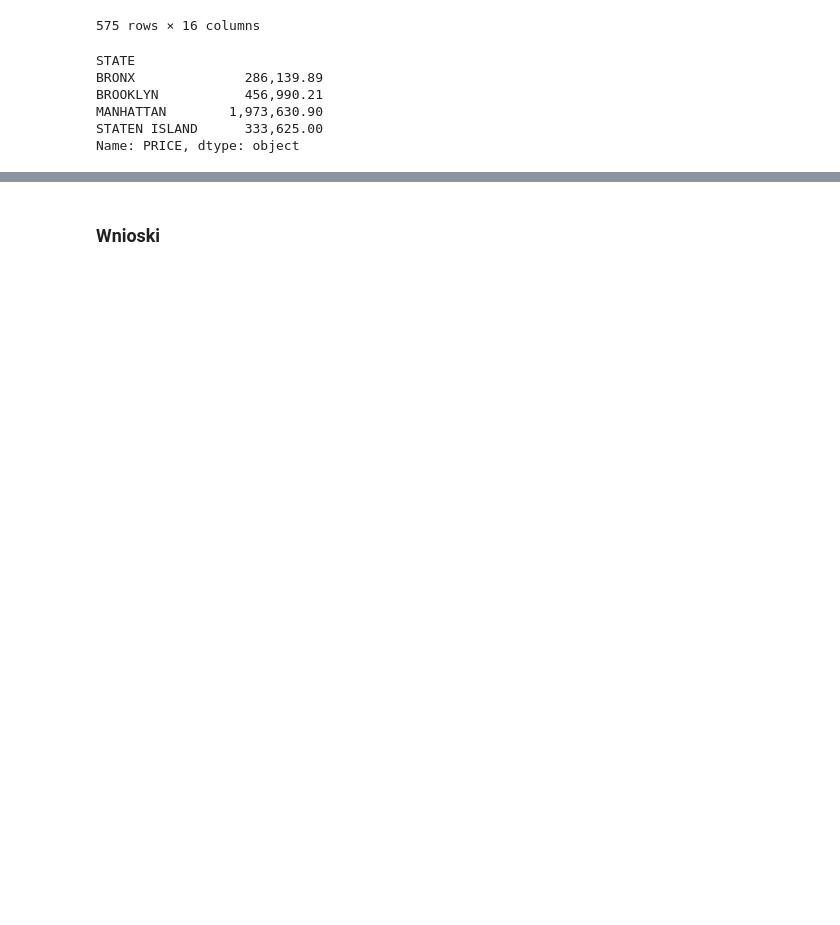
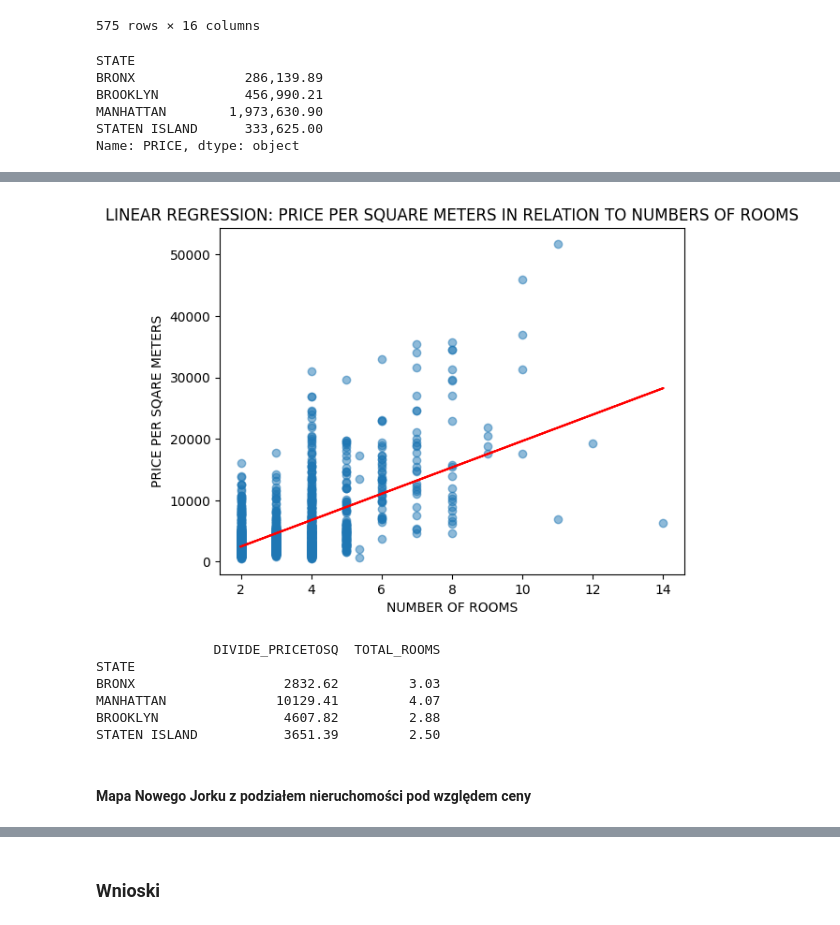
Before and after one commit to Baginka/DA_BA_NYCH, a Jupyter notebook: Data Analysis.ipynb, the cells around one changed output, grey strips where cells are left out. Drawn from its saved outputs; the diff is of its cells as text; code cells hidden in the pictures; blank space fills up the shorter version.

```diff
--- a/Data Analysis.ipynb
+++ b/Data Analysis.ipynb
@@ -322,0 +408,10 @@ Name: PRICE, dtype: object
+# %%
+X = df_filt['TOTAL_ROOMS']  # Niezależna zmienna (liczba pomieszczeń)
+Y = df_filt['DIVIDE_PRICETOSQ']  # Zależna zmienna (cena za metr kwadratowy)
+
+# Dodanie stałej do modelu (intercept)
+X = sm.add_constant(X)
+
+# Dopasowanie modelu regresji liniowej
+model = sm.OLS(Y, X).fit()
+print(model.summary())
@@ -323,3 +436,38 @@ Name: PRICE, dtype: object
+# %%
+# Wykres danych z zadaną częściowo przezroczystością poprzez współczynnik alpha.
+plt.scatter(X['TOTAL_ROOMS'], Y, alpha=0.5)
+
+# Wykres linii regresji
+plt.plot(X['TOTAL_ROOMS'], model.predict(X), color='red')
+
+plt.title('LINEAR REGRESSION: PRICE PER SQUARE METERS IN RELATION TO NUMBERS OF ROOMS')
+plt.xlabel('NUMBER OF ROOMS')
+plt.ylabel('PRICE PER SQARE METERS')
+plt.show()
+# %% [output]
+[figure, added]
+# %%
+# Obliczenie średniej ceny za metr kwadratowy i średniej ilości pomieszczeń w konkretnej dzielnicy
+df_filt # dane z odrzuconymi wynikami odstającymi
+cols = ['STATE', 'DIVIDE_PRICETOSQ', 'TOTAL_ROOMS']
+df_choosen_cols = df_room[cols]
+
+grouped_data = df_choosen_cols.groupby('STATE')
+
+# Obliczenie średniej ceny za metr kwadratowy i średniej liczby pomieszczeń dla każdej dzielnicy
+average_data = grouped_data.mean().round(2)
+filt_data = average_data.loc[STATE] # STATE - lista została stworzona przy filtrowaniu ceny nieruchomości w konkretnej dzielnicy.
+
+print(filt_data)
+# %% [output]
+               DIVIDE_PRICETOSQ  TOTAL_ROOMS
+STATE
+BRONX                   2832.62         3.03
+MANHATTAN              10129.41         4.07
+BROOKLYN                4607.82         2.88
+STATEN ISLAND           3651.39         2.50
+# %% [markdown]
+#### Mapa Nowego Jorku z podziałem nieruchomości pod względem ceny
 # %%
 # Stworzenie mapy Nowego Jorku
 nyc_map = folium.Map(location=[40.7128, -74.0006], zoom_start=11)
```
Also changed, not shown: parts of 21 cells of this notebook.
